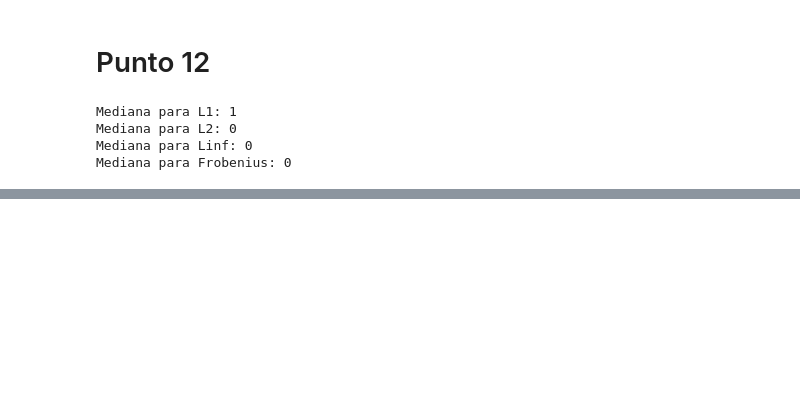
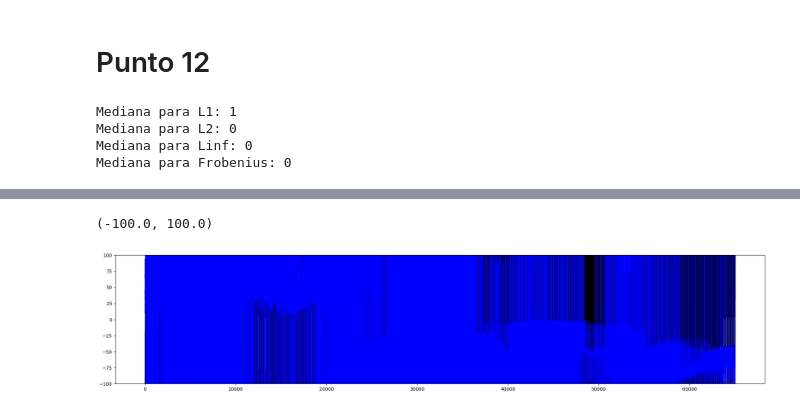
Before and after one commit to alejomd17/distancia_imagenes, a Jupyter notebook: code/src/images_distance.ipynb, the cells around one changed output, grey strips where cells are left out. Drawn from its saved outputs; the diff is of its cells as text; code cells hidden in the pictures; blank space fills up the shorter version.

```diff
--- a/code/src/images_distance.ipynb
+++ b/code/src/images_distance.ipynb
@@ -82,11 +136,13 @@ La mediana de la imagen (usando norma Frobenius) es la persona número: 0
 # %% [markdown]
 # Punto 12
 # %%
-amd_1 = np.array(Image.open(os.path.join(ROOT_PATH +"/data/images/input/silver/amd1.jpg")).convert("L").resize(tamaño)).reshape((-1,))
-amd_2 = np.array(Image.open(os.path.join(ROOT_PATH +"/data/images/input/silver/amd2.jpg")).convert("L").resize(tamaño)).reshape((-1,))
+amd_1 = np.array(Image.open(os.path.join(ROOT_PATH +"/data/images/input/silver/amd1.jpg")).convert("L").resize(tamaño))
+amd_2 = np.array(Image.open(os.path.join(ROOT_PATH +"/data/images/input/silver/amd2.jpg")).convert("L").resize(tamaño))
 
-matrices.append(amd_1)
-matrices.append(amd_2)
+matrices.append(amd_1.reshape((-1,)))
+matrices.append(amd_2.reshape((-1,)))
+matrices_reshape.append(amd_1)
+matrices_reshape.append(amd_2)
 persona.append('amd_1')
 persona.append('amd_2')
 # %%
@@ -155,18 +219,20 @@ Mediana para Frobenius: 0
 # %%
-# # TODO
-# # Cluster
-# x = matrices
-# y = np.array(Image.open(os.path.join(ROOT_PATH +"/data/images/input/silver/amd1.jpg")).convert("L").resize(tamaño)).flatten()
-# y = pd.DataFrame(y).T.values
-# from sklearn.cluster import KMeans
-# kmeans = KMeans(n_clusters=4)
-# kmeans.fit(x)
-# label = kmeans.predict(y)
-# print("Tu imagen pertenece al grupo: ", label[0])
+# TODO
+# Cluster
+x = matrices[:-2]
+x = pd.DataFrame(x)
+y = np.array(Image.open(os.path.join(ROOT_PATH +"/data/images/input/silver/amd1.jpg")).convert("L").resize(tamaño)).flatten()
+y = pd.DataFrame([y])
 
-# colors = ['b', 'g', 'r', 'y', 'c']
-# for i in range(5):
-#     plt.plot(x[kmeans.labels_ == str(i)].T, color = colors[i])
+from sklearn.cluster import KMeans
+kmeans = KMeans(n_clusters=3)
+kmeans.fit(x)
+label = kmeans.predict(y)
+print("Tu imagen pertenece al grupo: ", label[0])
+
+# colors = ['b', 'g', 'r']
+# for i in range(3):
+#     plt.plot(x[kmeans.labels_ == i], color = colors[i])
 #     plt.plot(y, color= 'k', linewidth=5)
 #     plt.show()
 # %% [output]
@@ -178,0 +240,8 @@ Tu imagen pertenece al grupo:  1
+# %%
+fig, ax = plt.subplots(1, 1, figsize=(25,5))
+plt.plot(x[kmeans.labels_ == 0].T, color = 'k')
+plt.plot(y.T, color = 'b')
+plt.ylim(-100,100)
+# %% [output]
+(-100.0, 100.0)
+[figure, added]
```
Also changed, not shown: parts of 16 cells of this notebook, 15 other files.
